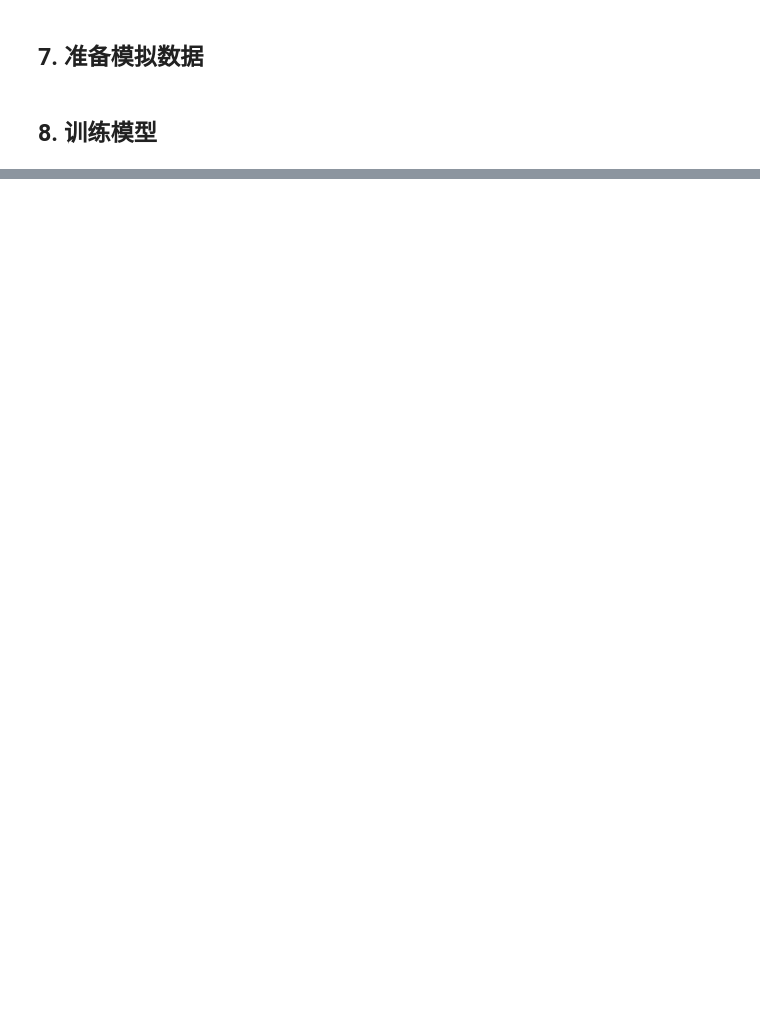
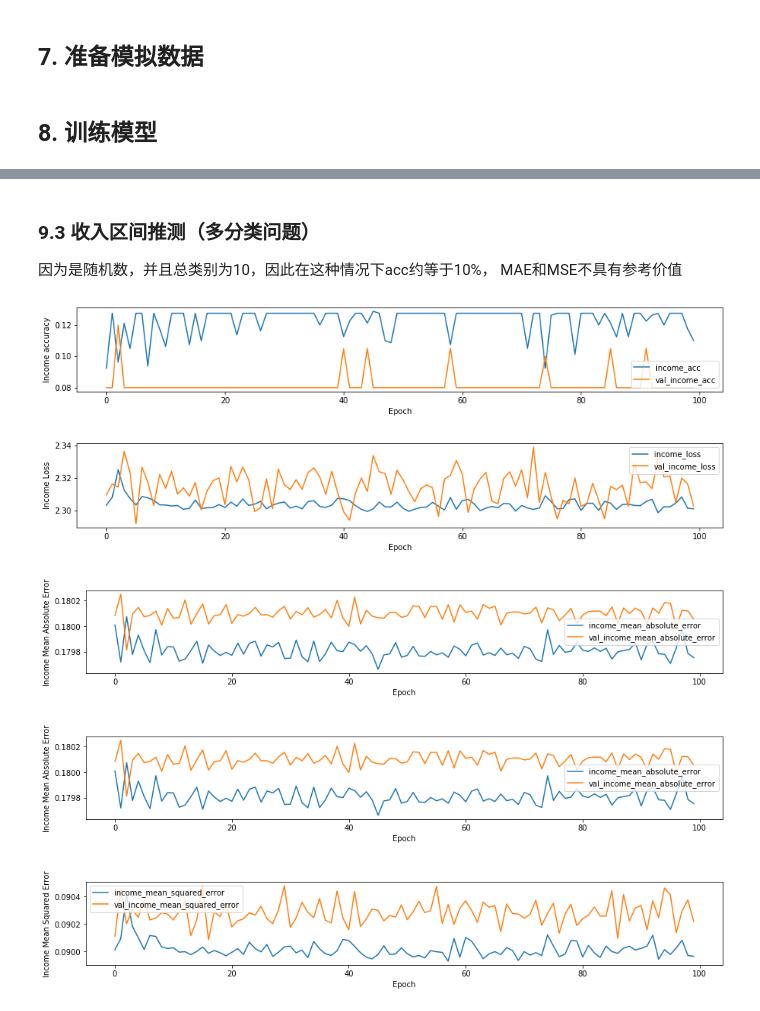
Before and after one commit to wujjpp/ml-based-on-tensorflow, a Jupyter notebook: 11. 纯工程 - 多输入多输出.ipynb, the cells around one changed output, grey strips where cells are left out. Cells and saved outputs as stored; diff of their text form; code cells hidden in the pictures; blank space fills up the shorter version.

```diff
--- a/11. 纯工程 - 多输入多输出.ipynb
+++ b/11. 纯工程 - 多输入多输出.ipynb
@@ -120,0 +241,49 @@ model.fit(
+# %% [markdown]
+### 9.3 收入区间推测（多分类问题）
+
+因为是随机数，并且总类别为10，因此在这种情况下acc约等于10%， MAE和MSE不具有参考价值
+# %%
+
+    # ------------------------------------- income -------------------------------------
+    plt.figure(figsize=(15, 2))
+    plt.xlabel('Epoch')
+    plt.ylabel('Income accuracy')
+    plt.plot(hist['epoch'], hist['income_acc'], label='income_acc')
+    plt.plot(hist['epoch'], hist['val_income_acc'], label = 'val_income_acc')
+    plt.legend()
+
+    plt.figure(figsize=(15, 2))
+    plt.xlabel('Epoch')
+    plt.ylabel('Income Loss')
+    plt.plot(hist['epoch'], hist['income_loss'], label='income_loss')
+    plt.plot(hist['epoch'], hist['val_income_loss'], label = 'val_income_loss')
+    plt.legend()
+
+    plt.figure(figsize=(15, 2))
+    plt.xlabel('Epoch')
+    plt.ylabel('Income Mean Absolute Error')
+    plt.plot(hist['epoch'], hist['income_mean_absolute_error'], label='income_mean_absolute_error')
+    plt.plot(hist['epoch'], hist['val_income_mean_absolute_error'], label = 'val_income_mean_absolute_error')
+    plt.legend()
+
+    plt.figure(figsize=(15, 2))
+    plt.xlabel('Epoch')
+    plt.ylabel('Income Mean Absolute Error')
+    plt.plot(hist['epoch'], hist['income_mean_absolute_error'], label='income_mean_absolute_error')
+    plt.plot(hist['epoch'], hist['val_income_mean_absolute_error'], label = 'val_income_mean_absolute_error')
+    plt.legend()
+
+    plt.figure(figsize=(15, 2))
+    plt.xlabel('Epoch')
+    plt.ylabel('Income Mean Squared Error')
+    plt.plot(hist['epoch'], hist['income_mean_squared_error'], label='income_mean_squared_error')
+    plt.plot(hist['epoch'], hist['val_income_mean_squared_error'], label = 'val_income_mean_squared_error')
+    plt.legend()
+
+    plt.show()
+# %% [output]
+[figure, added]
+[figure, added]
+[figure, added]
+[figure, added]
+[figure, added]
```
Also changed, not shown: parts of 13 cells of this notebook, 7 other files.
